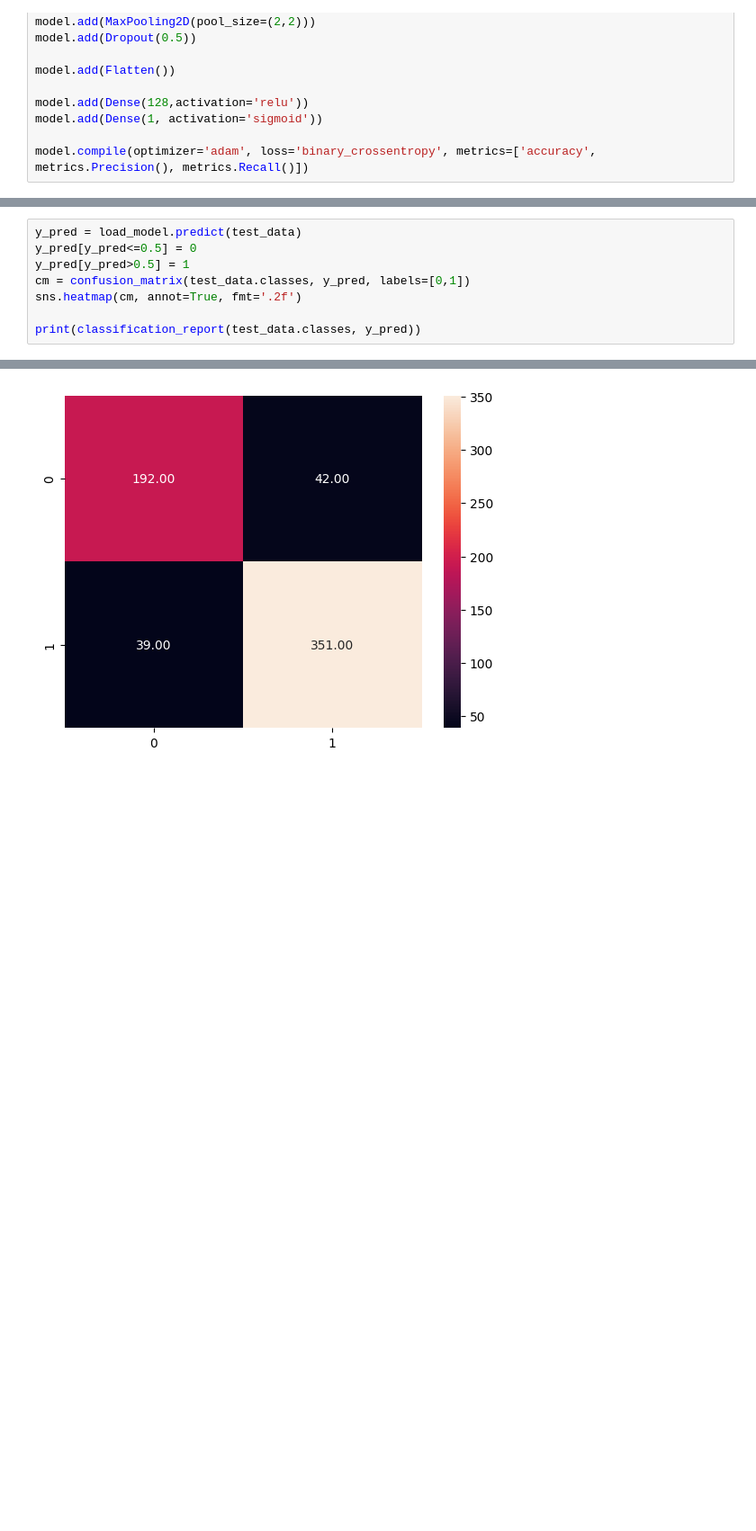
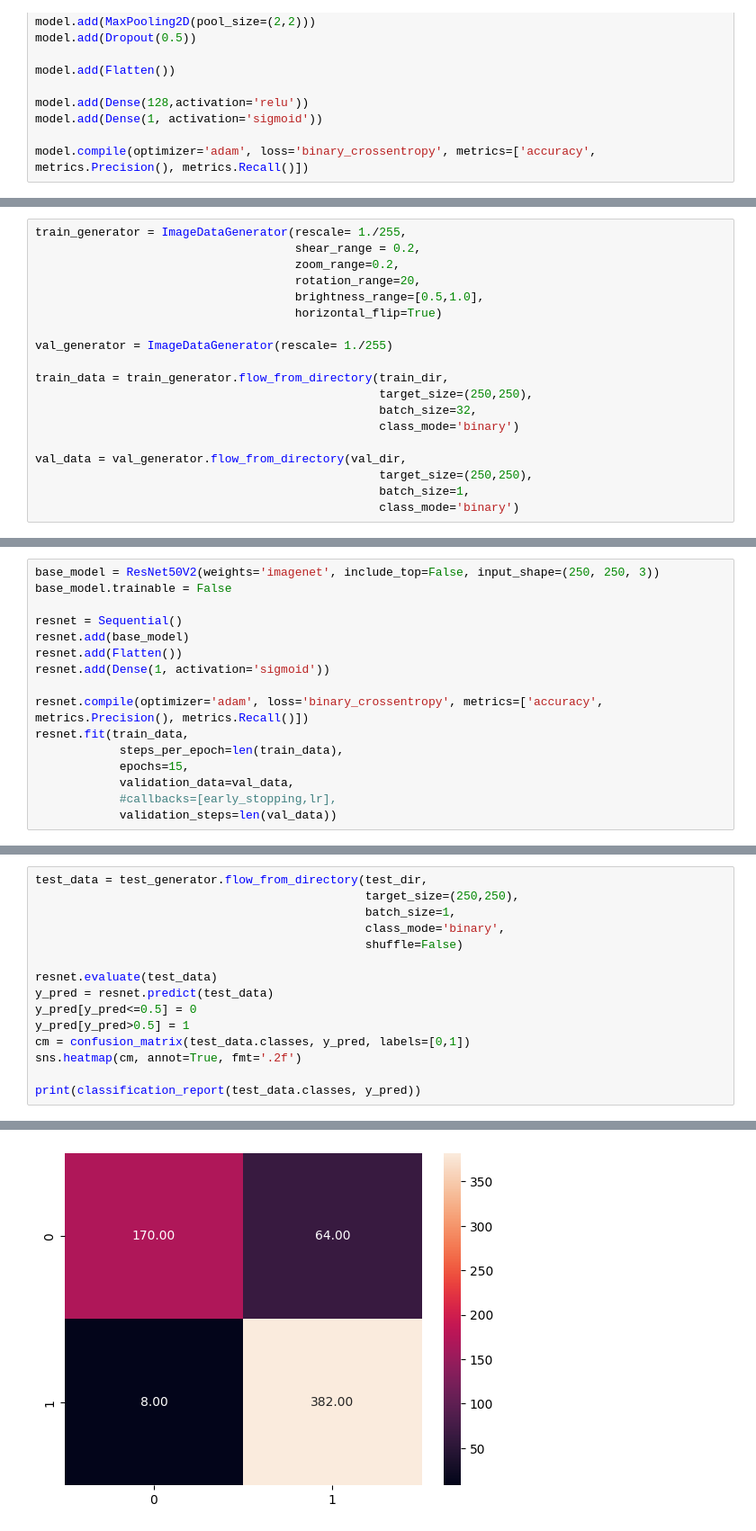
Before and after one commit to IgorEisenlohr/MVP-sprint-2, a Jupyter notebook: MVP_sprint_2.ipynb, the cells around one changed output, grey strips where cells are left out. Shown at 90% size. Cells and saved outputs as stored; diff of their text form; blank space fills up the shorter version.

```diff
--- a/MVP_sprint_2.ipynb
+++ b/MVP_sprint_2.ipynb
@@ -247,0 +253,19 @@ load_model = pickle.load(file)
+# %%
+train_generator = ImageDataGenerator(rescale= 1./255,
+                                     shear_range = 0.2,
+                                     zoom_range=0.2,
+                                     rotation_range=20,
+                                     brightness_range=[0.5,1.0],
+                                     horizontal_flip=True)
+
+val_generator = ImageDataGenerator(rescale= 1./255)
+
+train_data = train_generator.flow_from_directory(train_dir,
+                                                 target_size=(250,250),
+                                                 batch_size=32,
+                                                 class_mode='binary')
+
+val_data = val_generator.flow_from_directory(val_dir,
+                                                 target_size=(250,250),
+                                                 batch_size=1,
+                                                 class_mode='binary')
@@ -247,0 +275,16 @@ load_model = pickle.load(file)
+# %%
+base_model = ResNet50V2(weights='imagenet', include_top=False, input_shape=(250, 250, 3))
+base_model.trainable = False
+
+resnet = Sequential()
+resnet.add(base_model)
+resnet.add(Flatten())
+resnet.add(Dense(1, activation='sigmoid'))
+
+resnet.compile(optimizer='adam', loss='binary_crossentropy', metrics=['accuracy', metrics.Precision(), metrics.Recall()])
+resnet.fit(train_data,
+            steps_per_epoch=len(train_data),
+            epochs=15,
+            validation_data=val_data,
+            #callbacks=[early_stopping,lr],
+            validation_steps=len(val_data))
@@ -248,5 +328,12 @@ load_model = pickle.load(file)
 # %%
-y_pred = load_model.predict(test_data)
+test_data = test_generator.flow_from_directory(test_dir,
+                                               target_size=(250,250),
+                                               batch_size=1,
+                                               class_mode='binary',
+                                               shuffle=False)
+
+resnet.evaluate(test_data)
+y_pred = resnet.predict(test_data)
 y_pred[y_pred<=0.5] = 0
 y_pred[y_pred>0.5] = 1
 cm = confusion_matrix(test_data.classes, y_pred, labels=[0,1])
@@ -266 +355 @@ weighted avg       0.87      0.87      0.87       624
-[figure, old version]
+[figure, new version]
```
Also changed, not shown: parts of 15 cells of this notebook.
